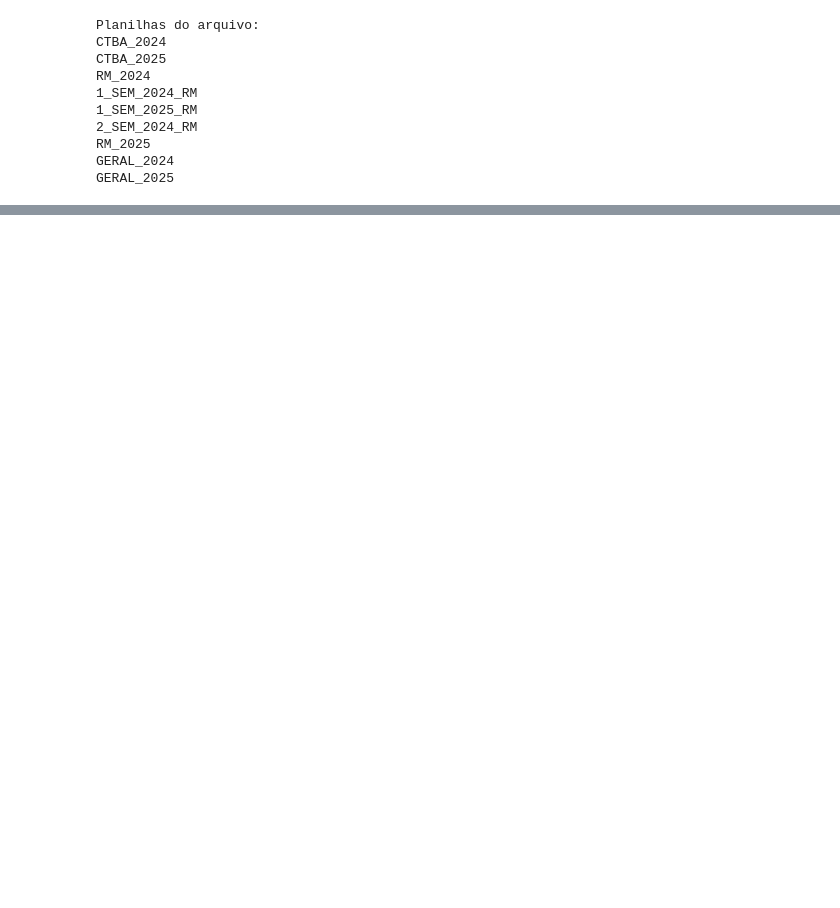
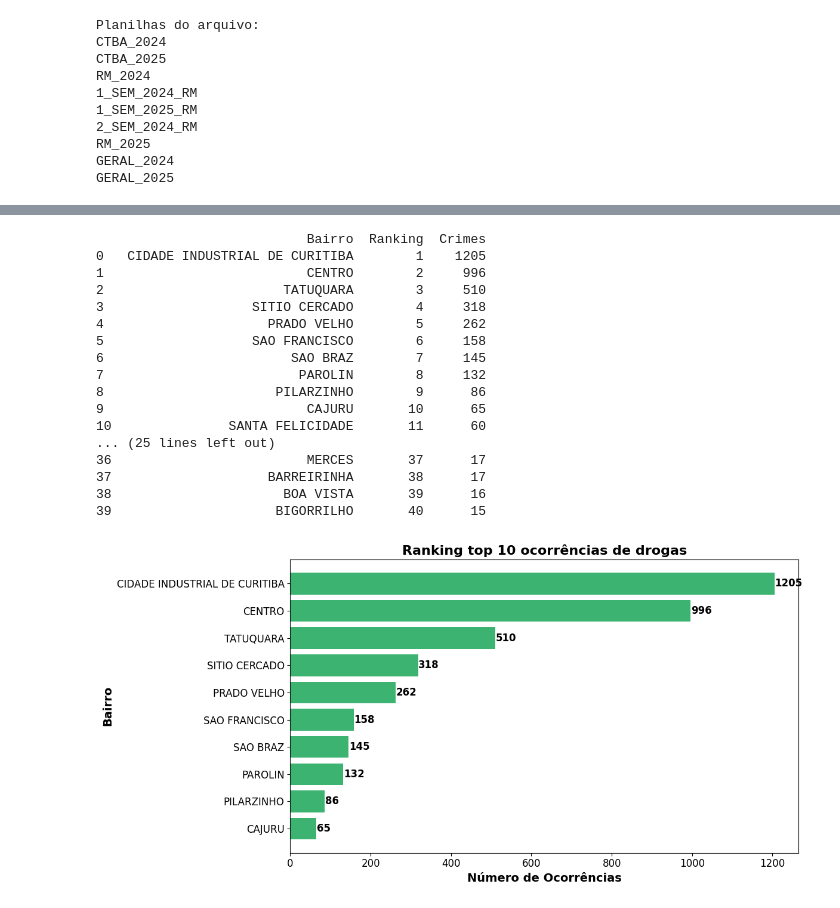
Before and after one commit to GuilhermeOliveiraAgenor/Analise-Seguranca-Curitiba, a Jupyter notebook: guilherme/analise_segurança_guilherme.ipynb, the cells around one changed output, grey strips where cells are left out. Drawn from its saved outputs; the diff is of its cells as text; code cells hidden in the pictures; blank space fills up the shorter version.

```diff
--- a/guilherme/analise_segurança_guilherme.ipynb
+++ b/guilherme/analise_segurança_guilherme.ipynb
@@ -235,9 +87,0 @@ print(df_bairros_perigosos.head(10))
-# %%
-# Crimes por bairro - listar bairros centro, cic, agua verde, sitio cercado, boqueirao, reboucas, portao, cajuru, tatuquara, pinheirinho
-
-bairro = 'AGUA VERDE'
-
-df_bairro = df_crimes_perigosos[df_crimes_perigosos['Bairro'] == bairro]
-
-ranking = df_bairro['Natureza'].value_counts().reset_index(name='crimes')
-print(ranking)
@@ -983,0 +191,60 @@ print(ranking_bairro.head(20))
+# %%
+import matplotlib.pyplot as plt
+
+crime = 'DROGAS PARA O CONSUMO PESSOAL'
+
+# Filtra o crime selecionado
+df_filtrado = dt[base[0]][dt[base[0]]['Natureza'] == crime]
+
+# Contar os campos
+quantidade_crimes_bairros = df_filtrado['Bairro'].value_counts().reset_index(name='Crimes')
+quantidade_crimes_bairros.columns = ['Bairro', 'Crimes']
+
+# Adiciona coluna Ranking iniciando em 1
+quantidade_crimes_bairros['Ranking'] = range(1, len(quantidade_crimes_bairros) + 1)
+
+# Reorganiza as colunas: Ranking, Bairro, Crimes
+quantidade_crimes_bairros = quantidade_crimes_bairros[['Bairro','Ranking', 'Crimes']]
+
+# Exibe os top 40 com ranking
+print(quantidade_crimes_bairros.head(40))
+
+# Seleciona os top 10 bairros
+top10_bairros = quantidade_crimes_bairros.head(10)
+
+# Cria o gráfico
+plt.figure(figsize=(12, 6))
+plt.barh(top10_bairros['Bairro'], top10_bairros['Crimes'], color='mediumseagreen')
+
+# Adiciona os valores ao lado das barras
+for i, (bairro, contagem) in enumerate(zip(top10_bairros['Bairro'], top10_bairros['Crimes'])):
+    plt.text(contagem + 1, i, str(contagem), va='center', fontsize=12, fontweight='bold')
+
+# Personalização
+plt.xlabel('Número de Ocorrências', fontsize=14, fontweight='bold')
+plt.ylabel('Bairro', fontsize=14, fontweight='bold')
+plt.title(f'Ranking top 10 ocorrências de drogas', fontsize=16, fontweight='bold')
+plt.xticks(fontsize=12)
+plt.yticks(fontsize=12)
+plt.gca().invert_yaxis()  # bairro com mais ocorrências no topo
+plt.tight_layout()
+plt.show()
+# %% [output]
+                           Bairro  Ranking  Crimes
+0   CIDADE INDUSTRIAL DE CURITIBA        1    1205
+1                          CENTRO        2     996
+2                       TATUQUARA        3     510
+3                   SITIO CERCADO        4     318
+4                     PRADO VELHO        5     262
+5                   SAO FRANCISCO        6     158
+6                        SAO BRAZ        7     145
+7                         PAROLIN        8     132
+8                      PILARZINHO        9      86
+9                          CAJURU       10      65
+10               SANTA FELICIDADE       11      60
+... (25 lines left out)
+36                         MERCES       37      17
+37                    BARREIRINHA       38      17
+38                      BOA VISTA       39      16
+39                     BIGORRILHO       40      15
+[figure, added]
```
Also changed, not shown: parts of 84 cells of this notebook.
